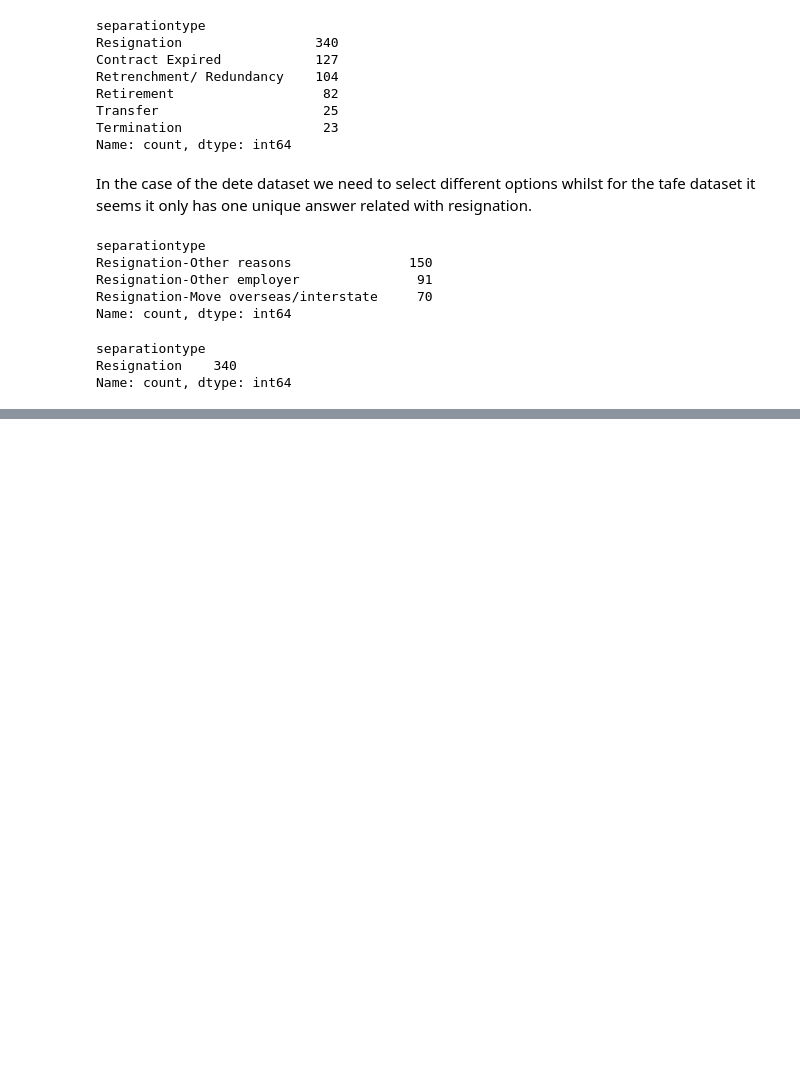
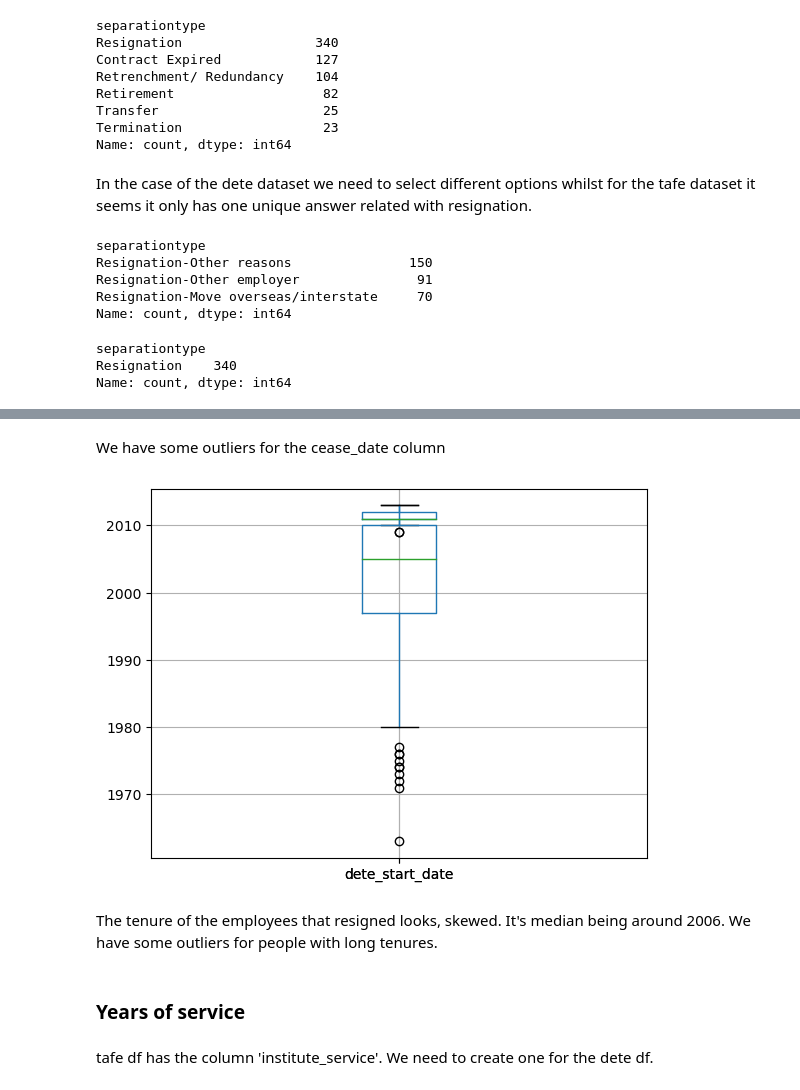
Before and after one commit to 1Elral4/Data-Cleaning, a Jupyter notebook: Data Cleaning.ipynb, the cells around one changed output, grey strips where cells are left out. Drawn from its saved outputs; the diff is of its cells as text; code cells hidden in the pictures; blank space fills up the shorter version.

```diff
--- a/Data Cleaning.ipynb
+++ b/Data Cleaning.ipynb
@@ -257,0 +330,13 @@ Name: count, dtype: int64
+# %% [markdown]
+We have some outliers for the cease_date column
+# %%
+dete.boxplot(column='dete_start_date')
+plt.show()
+# %% [output]
+[figure, added]
+# %% [markdown]
+The tenure of the employees that resigned looks, skewed. It's median being around 2006. We have some outliers for people with long tenures.
+# %% [markdown]
+### Years of service
+# %% [markdown]
+tafe df has the column 'institute_service'. We need to create one for the dete df.
```
Also changed, not shown: parts of 36 cells of this notebook.
